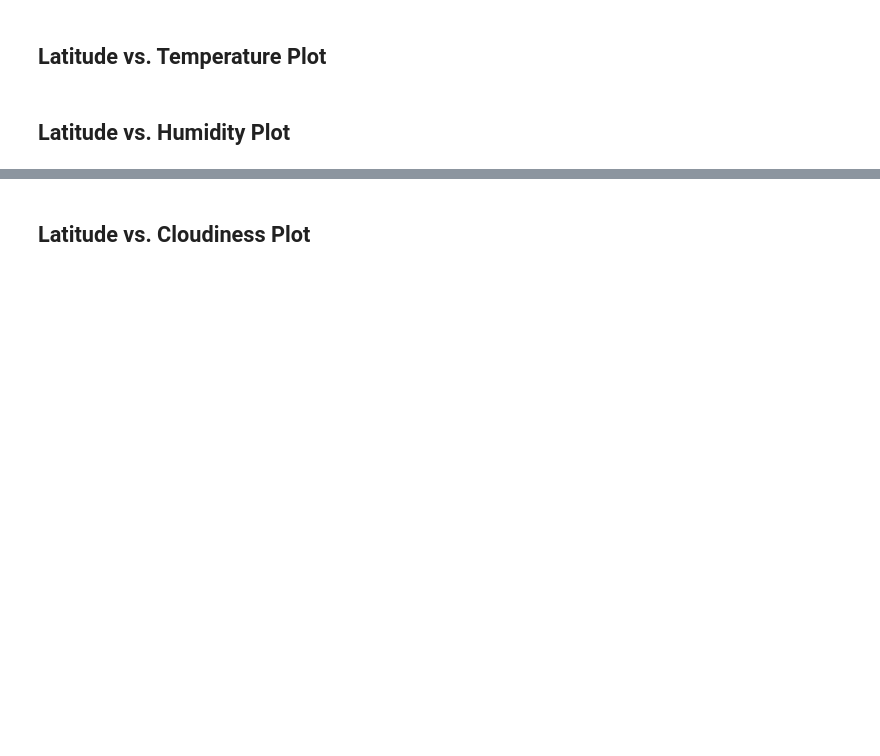
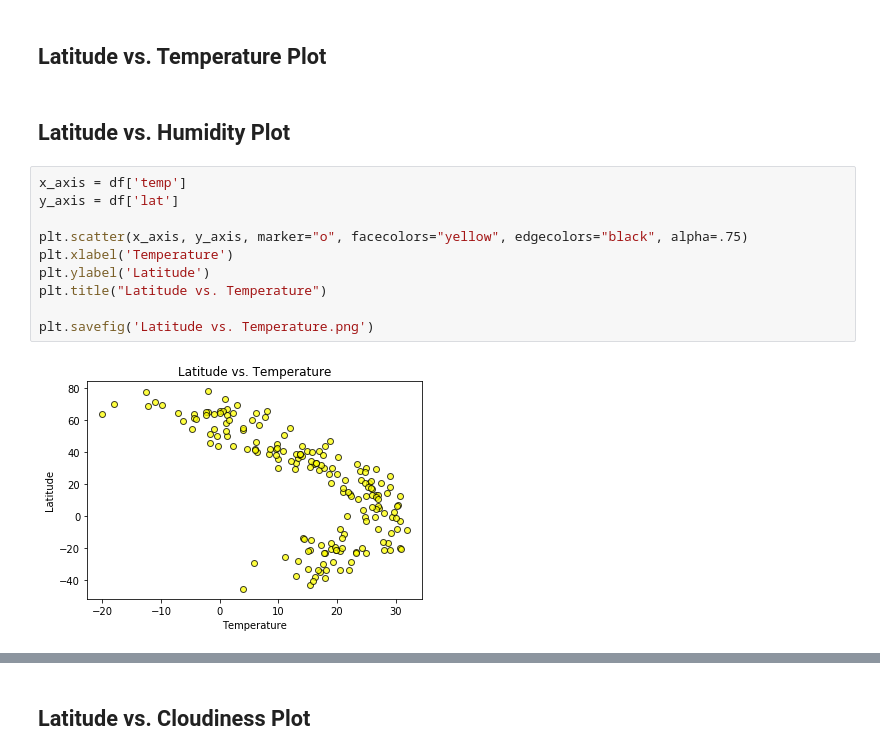
Before and after one commit to emriver222/python-api-challenge, a Jupyter notebook: Weather_Final.ipynb, the cells around one changed output, grey strips where cells are left out. Cells and saved outputs as stored; diff of their text form; blank space fills up the shorter version.

```diff
--- a/Weather_Final.ipynb
+++ b/Weather_Final.ipynb
@@ -203,3 +197,15 @@ df.reset_index()
 ## Latitude vs. Temperature Plot
 # %% [markdown]
 ## Latitude vs. Humidity Plot
+# %%
+x_axis = df['temp']
+y_axis = df['lat']
+
+plt.scatter(x_axis, y_axis, marker="o", facecolors="yellow", edgecolors="black", alpha=.75)
+plt.xlabel('Temperature')
+plt.ylabel('Latitude')
+plt.title("Latitude vs. Temperature")
+
+plt.savefig('Latitude vs. Temperature.png')
+# %% [output]
+[figure, added]
```
Also changed, not shown: parts of 51 cells of this notebook, 6 other files.
